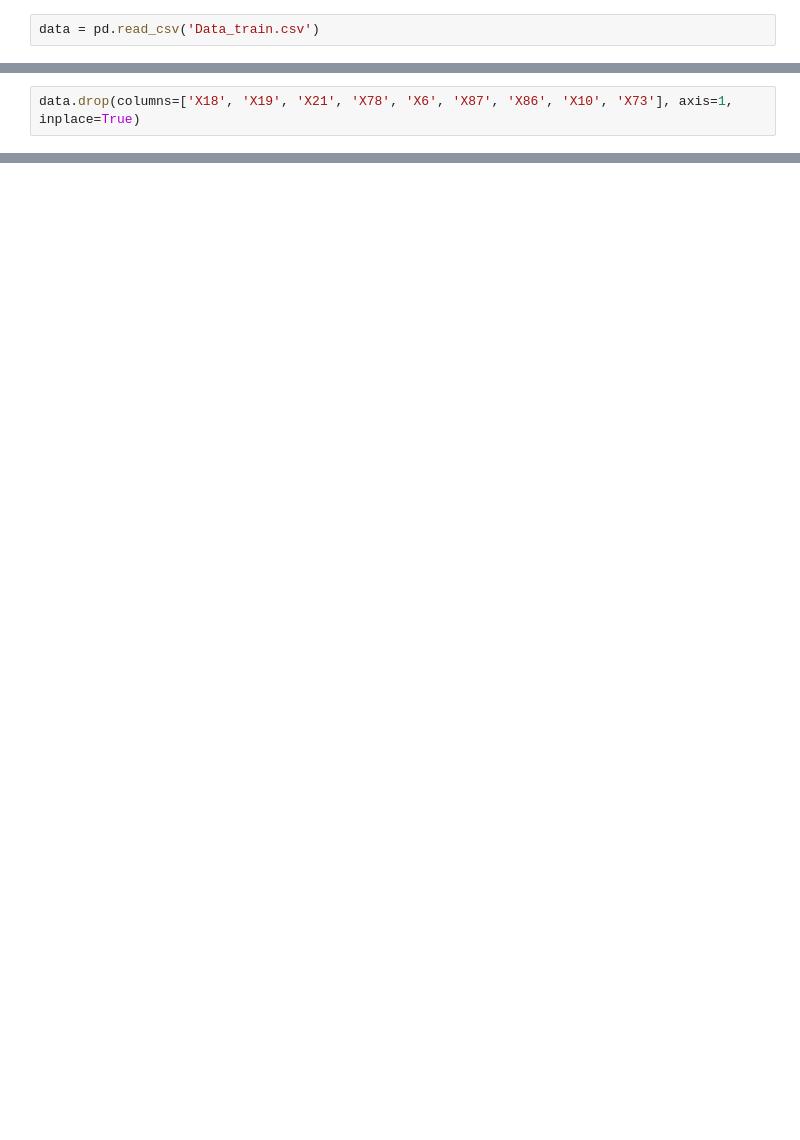
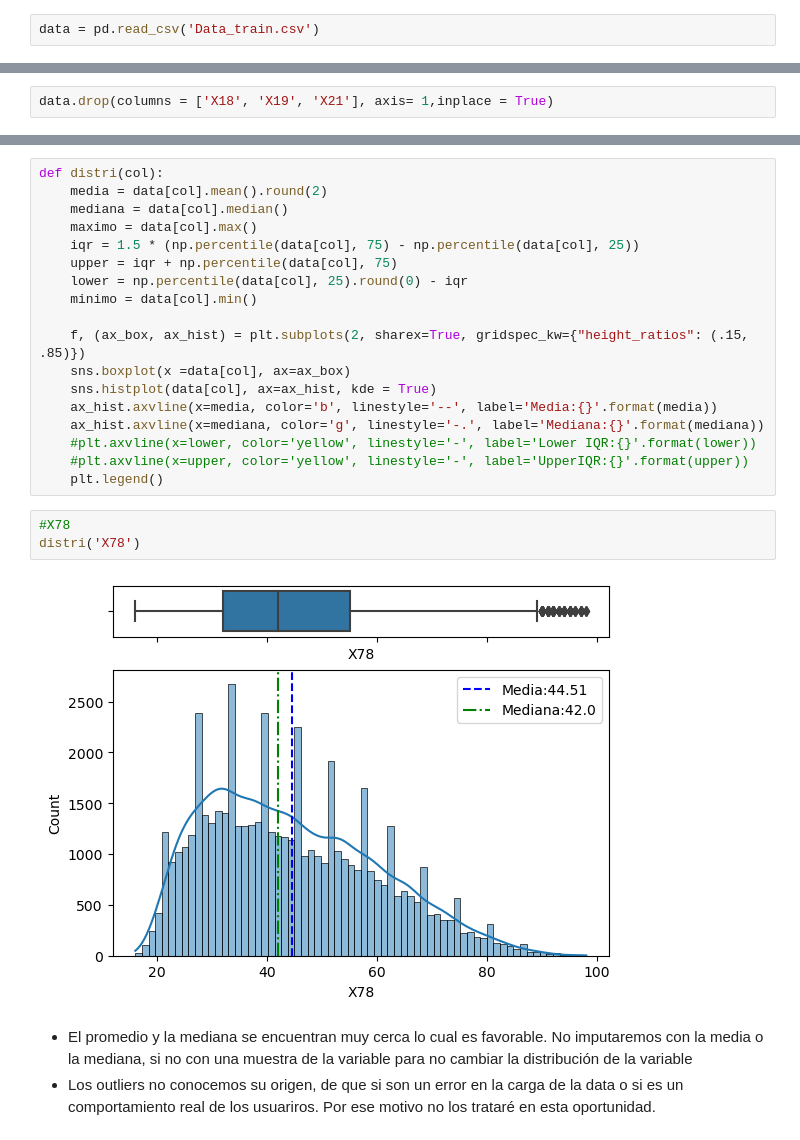
Before and after one commit to jesoto/Data_science_masters_pw, a Jupyter notebook: Data_caso/case.ipynb, the cells around one changed output, grey strips where cells are left out. Cells and saved outputs as stored; diff of their text form; blank space fills up the shorter version.

```diff
--- a/Data_caso/case.ipynb
+++ b/Data_caso/case.ipynb
@@ -118,2 +9,0 @@ Index(['X18', 'X19', 'X21', 'X78', 'X6', 'X87', 'X86', 'X10', 'X73',
-# %%
-data.drop(columns=['X18', 'X19', 'X21', 'X78', 'X6', 'X87', 'X86', 'X10', 'X73'], axis=1, inplace=True)
@@ -137,0 +69,2 @@ ValueError: could not convert string to float: 'C_29324'
+# %%
+data.drop(columns = ['X18', 'X19', 'X21'], axis= 1,inplace = True)
@@ -137,0 +85,26 @@ ValueError: could not convert string to float: 'C_29324'
+# %%
+def distri(col):
+    media = data[col].mean().round(2)
+    mediana = data[col].median()
+    maximo = data[col].max()
+    iqr = 1.5 * (np.percentile(data[col], 75) - np.percentile(data[col], 25))
+    upper = iqr + np.percentile(data[col], 75)
+    lower = np.percentile(data[col], 25).round(0) - iqr
+    minimo = data[col].min()
+
+    f, (ax_box, ax_hist) = plt.subplots(2, sharex=True, gridspec_kw={"height_ratios": (.15, .85)})
+    sns.boxplot(x =data[col], ax=ax_box)
+    sns.histplot(data[col], ax=ax_hist, kde = True)
+    ax_hist.axvline(x=media, color='b', linestyle='--', label='Media:{}'.format(media))
+    ax_hist.axvline(x=mediana, color='g', linestyle='-.', label='Mediana:{}'.format(mediana))
+    #plt.axvline(x=lower, color='yellow', linestyle='-', label='Lower IQR:{}'.format(lower))
+    #plt.axvline(x=upper, color='yellow', linestyle='-', label='UpperIQR:{}'.format(upper))
+    plt.legend()
+# %%
+#X78
+distri('X78')
+# %% [output]
+[figure, added]
+# %% [markdown]
+- El promedio y la mediana se encuentran muy cerca lo cual es favorable. No imputaremos con la media o la mediana, si no con una muestra de la variable para no cambiar la distribución de la variable
+- Los outliers no conocemos su origen, de que si son un error en la carga de la data o si es un comportamiento real de los usuariros. Por ese motivo no los trataré en esta oportunidad.
```
Also changed, not shown: parts of 32 cells of this notebook.
